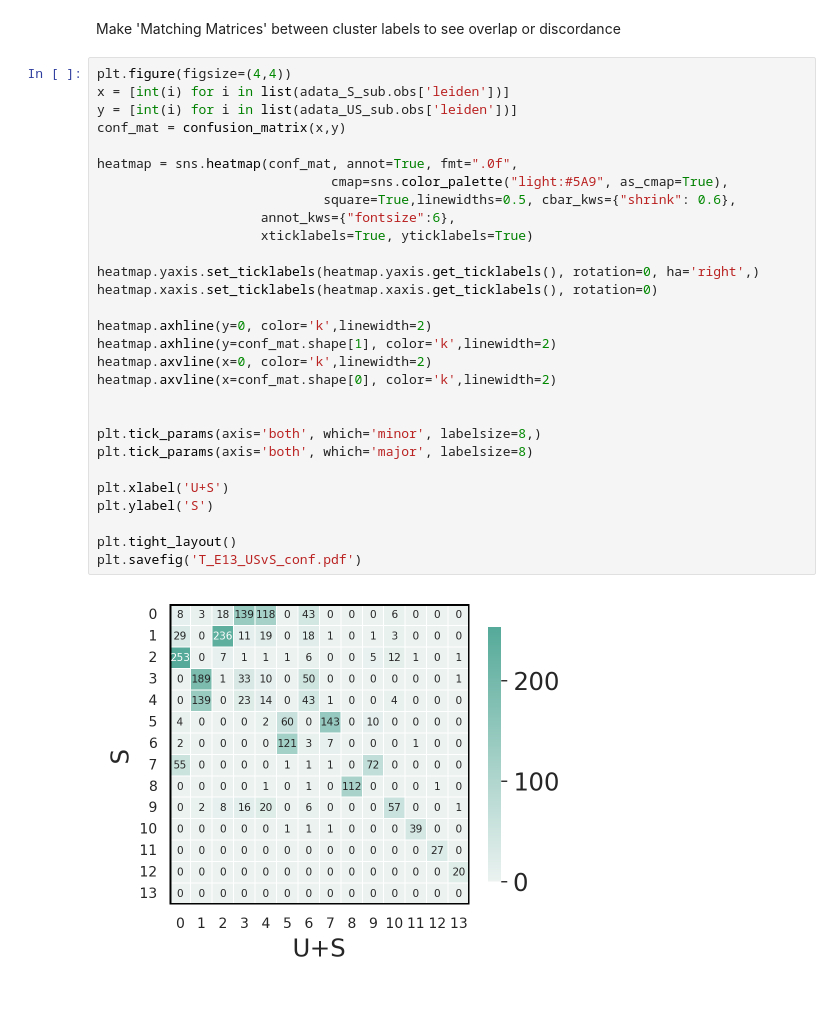
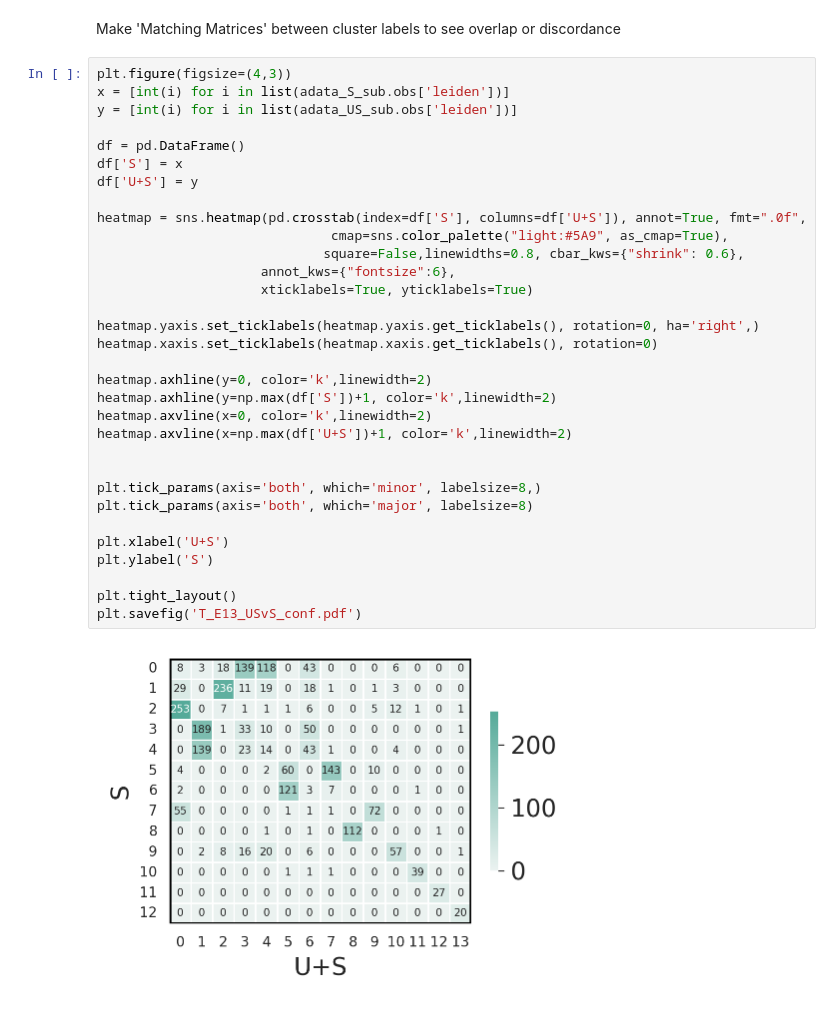
Before and after one commit to tarachari3/perturbCME, a Jupyter notebook: notebooks/20230817_meKMeans_fig1_standard.ipynb, the cells around one changed output. Saved outputs shown, nothing was run; the diff lists cells and outputs as text.

Commit message:
Make figures legible

```diff
--- a/notebooks/20230817_meKMeans_fig1_standard.ipynb
+++ b/notebooks/20230817_meKMeans_fig1_standard.ipynb
@@ -185,34 +185,37 @@ from sklearn.metrics import confusion_matrix
 # %% [markdown]
 Make 'Matching Matrices' between cluster labels to see overlap or discordance
 # %%
-plt.figure(figsize=(4,4))
+plt.figure(figsize=(4,3))
 x = [int(i) for i in list(adata_S_sub.obs['leiden'])]
 y = [int(i) for i in list(adata_US_sub.obs['leiden'])]
-conf_mat = confusion_matrix(x,y)
 
-heatmap = sns.heatmap(conf_mat, annot=True, fmt=".0f",
+df = pd.DataFrame()
+df['S'] = x
+df['U+S'] = y
+
+heatmap = sns.heatmap(pd.crosstab(index=df['S'], columns=df['U+S']), annot=True, fmt=".0f",
                               cmap=sns.color_palette("light:#5A9", as_cmap=True),
-                             square=True,linewidths=0.5, cbar_kws={"shrink": 0.6},
+                             square=False,linewidths=0.8, cbar_kws={"shrink": 0.6},
                      annot_kws={"fontsize":6},
                      xticklabels=True, yticklabels=True)
 
 heatmap.yaxis.set_ticklabels(heatmap.yaxis.get_ticklabels(), rotation=0, ha='right',)
 heatmap.xaxis.set_ticklabels(heatmap.xaxis.get_ticklabels(), rotation=0)
 
 heatmap.axhline(y=0, color='k',linewidth=2)
-heatmap.axhline(y=conf_mat.shape[1], color='k',linewidth=2)
+heatmap.axhline(y=np.max(df['S'])+1, color='k',linewidth=2)
 heatmap.axvline(x=0, color='k',linewidth=2)
-heatmap.axvline(x=conf_mat.shape[0], color='k',linewidth=2)
+heatmap.axvline(x=np.max(df['U+S'])+1, color='k',linewidth=2)
 
 
 plt.tick_params(axis='both', which='minor', labelsize=8,)
 plt.tick_params(axis='both', which='major', labelsize=8)
 
 plt.xlabel('U+S')
 plt.ylabel('S')
 
 plt.tight_layout()
 plt.savefig('T_E13_USvS_conf.pdf')
 # %% [output]
-[figure, old version]
+[figure, new version]
 # %%
```
Also changed, not shown: parts of 3 cells of this notebook.
